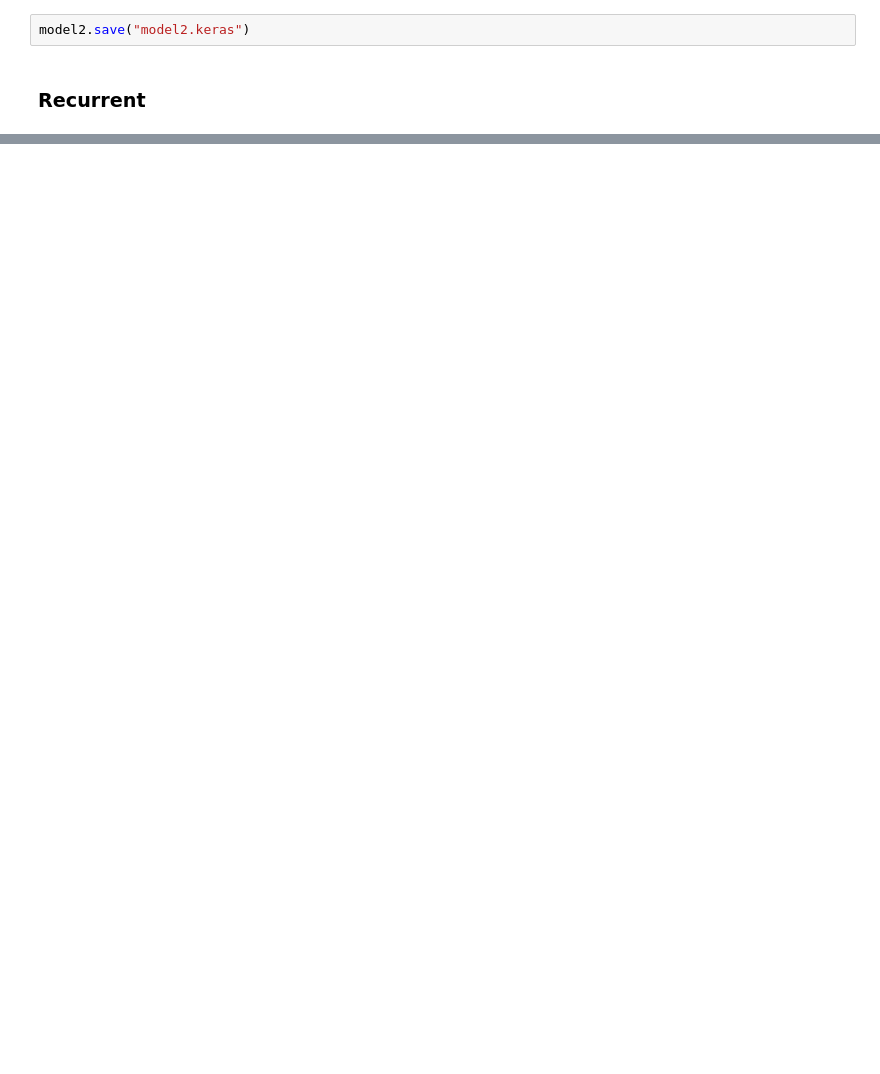
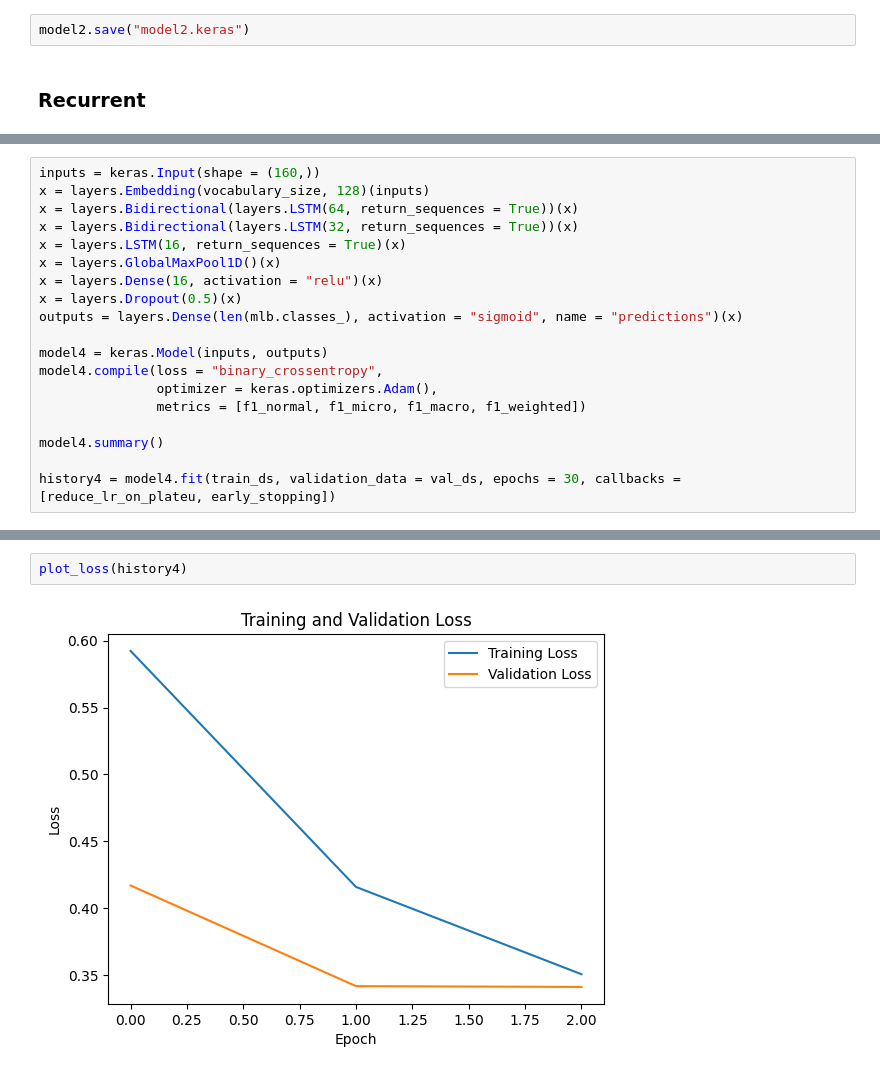
Before and after one commit to kelixirr/Arxiv34k4l, a Jupyter notebook: src/code/arxiv34k6l-multi-label-text-classification-nlp.ipynb, the cells around one changed output, grey strips where cells are left out. Saved outputs shown, nothing was run; the diff lists cells and outputs as text; blank space fills up the shorter version.

```diff
--- a/src/code/arxiv34k6l-multi-label-text-classification-nlp.ipynb
+++ b/src/code/arxiv34k6l-multi-label-text-classification-nlp.ipynb
@@ -598,0 +670,19 @@ model_results(model3, test_ds)
+# %%
+inputs = keras.Input(shape = (160,))
+x = layers.Embedding(vocabulary_size, 128)(inputs)
+x = layers.Bidirectional(layers.LSTM(64, return_sequences = True))(x)
+x = layers.Bidirectional(layers.LSTM(32, return_sequences = True))(x)
+x = layers.LSTM(16, return_sequences = True)(x)
+x = layers.GlobalMaxPool1D()(x)
+x = layers.Dense(16, activation = "relu")(x)
+x = layers.Dropout(0.5)(x)
+outputs = layers.Dense(len(mlb.classes_), activation = "sigmoid", name = "predictions")(x)
+
+model4 = keras.Model(inputs, outputs)
+model4.compile(loss = "binary_crossentropy",
+               optimizer = keras.optimizers.Adam(),
+               metrics = [f1_normal, f1_micro, f1_macro, f1_weighted])
+
+model4.summary()
+
+history4 = model4.fit(train_ds, validation_data = val_ds, epochs = 30, callbacks = [reduce_lr_on_plateu, early_stopping])
@@ -598,0 +719,4 @@ model_results(model3, test_ds)
+# %%
+plot_loss(history4)
+# %% [output]
+[figure, added]
```
Also changed, not shown: parts of 59 cells of this notebook.
